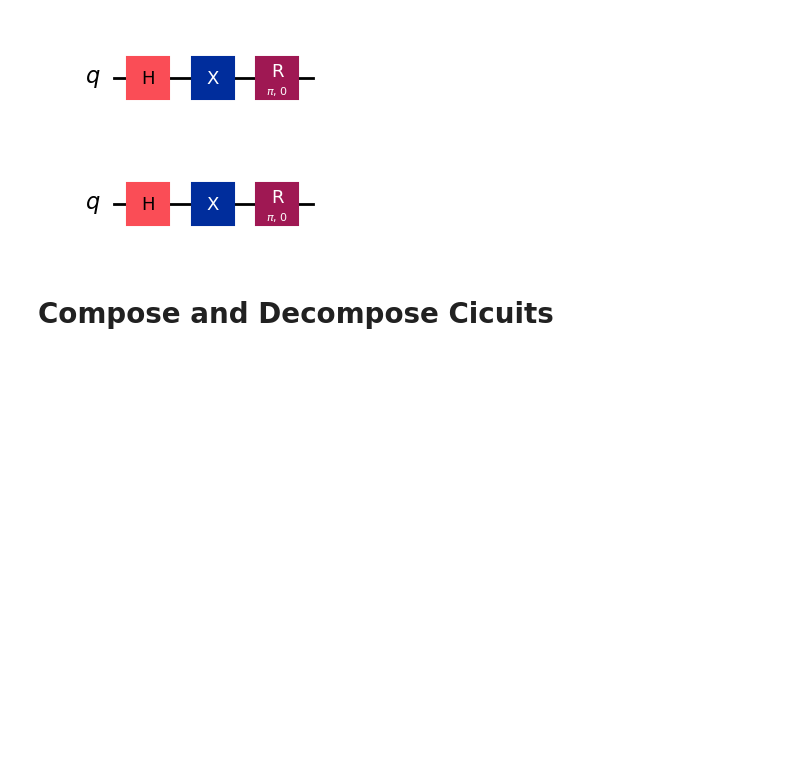
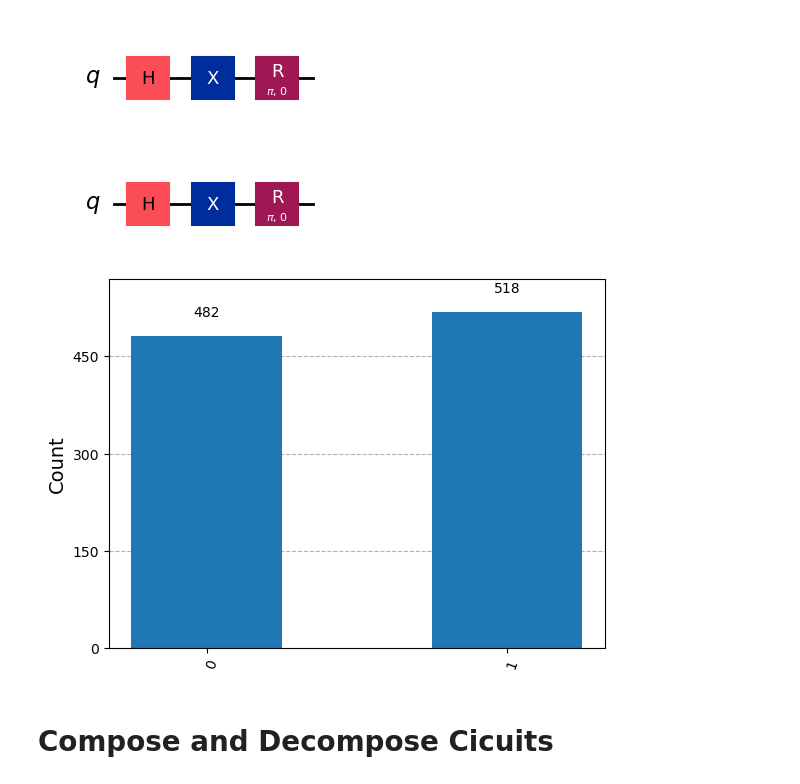
Before and after one commit to abiros123/Quantum-Computing-Projects-Resources, a Jupyter notebook: QC Summer School Resources/Qiskit Exercises.ipynb, the cells around one changed output. Saved outputs shown, nothing was run; the diff lists cells and outputs as text; code cells hidden in the pictures; blank space fills up the shorter version.

```diff
--- a/QC Summer School Resources/Qiskit Exercises.ipynb
+++ b/QC Summer School Resources/Qiskit Exercises.ipynb
@@ -26,6 +28,15 @@ qc_1.r(np.pi,0,0)
 qc_1.draw('mpl')
 # %% [output]
 [figure]
+# %%
+ket = Statevector([1,0])
+v = ket.evolve(qc_1)
+v.draw('text')
+
+stats = v.sample_counts(1000)
+plot_histogram(stats)
+# %% [output]
+[figure, added]
 # %% [markdown]
 # Compose and Decompose Cicuits
 # %%
```
Also changed, not shown: parts of 8 cells of this notebook.
